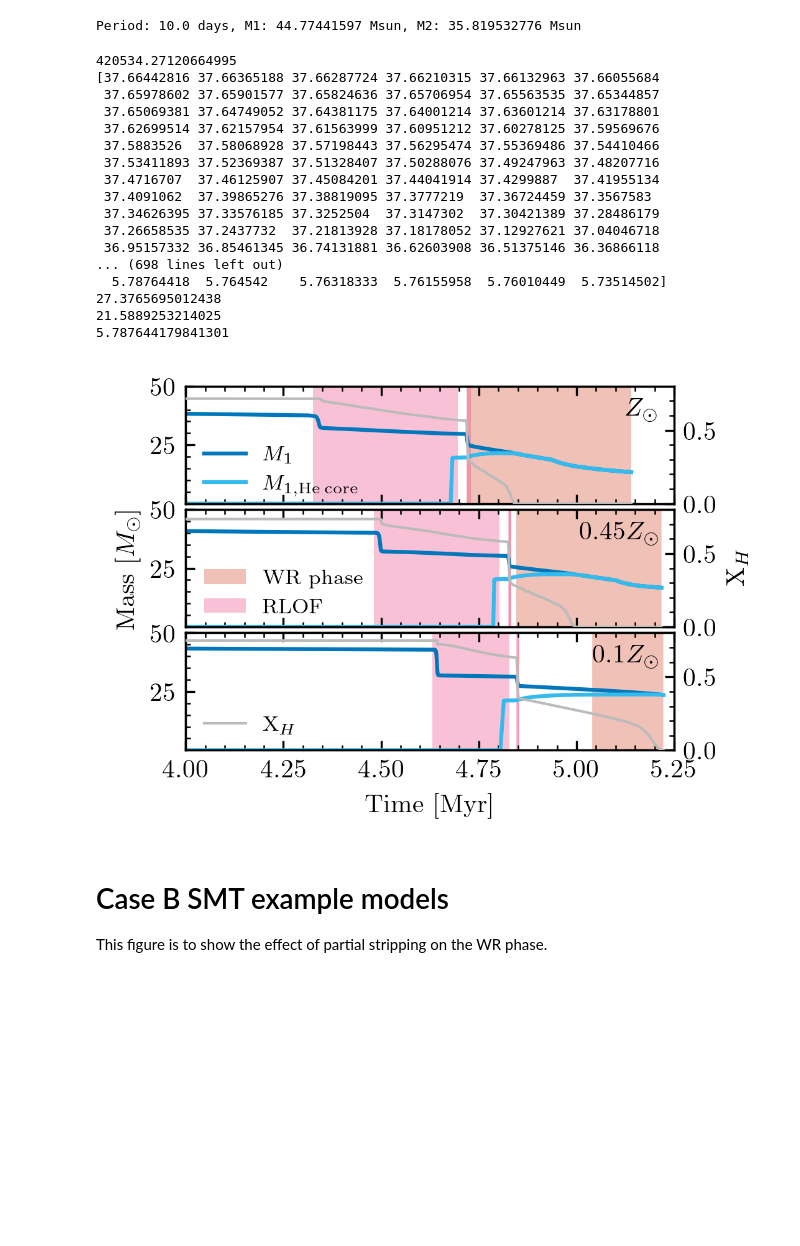
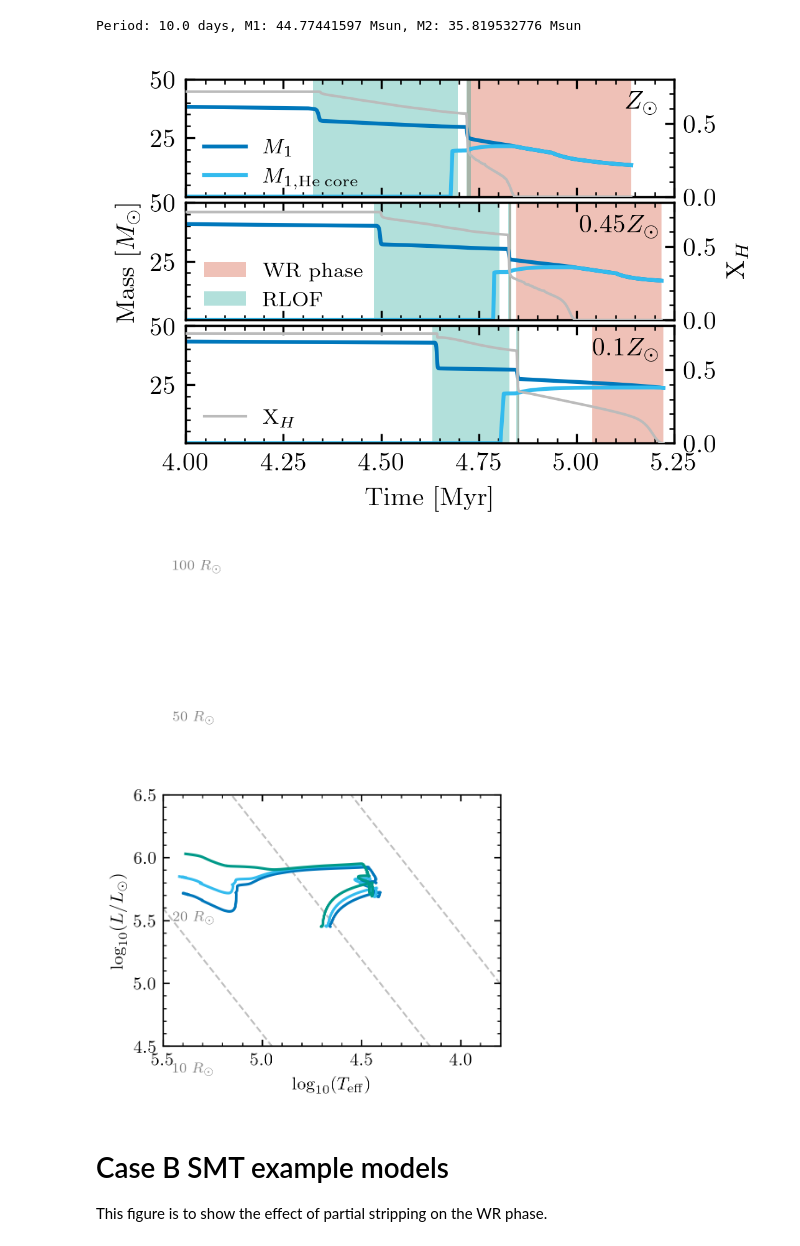
Before and after one commit to maxbriel/WR-populations, a Jupyter notebook: HPC_high_detail_grids/Case_A_and_B_example_models.ipynb, the cells around one changed output. Cells and saved outputs as stored; diff of their text form; code cells hidden in the pictures; blank space fills up the shorter version.

Commit message:
update figure colours

```diff
--- a/HPC_high_detail_grids/Case_A_and_B_example_models.ipynb
+++ b/HPC_high_detail_grids/Case_A_and_B_example_models.ipynb
@@ -119,16 +119,6 @@ for model, label in zip([Zsun_model, Zsun045_model, Zsun01_model], labels):
                                                                       surface_He=model.history1['surface_he4'],
                                                                       Teff = 10**model.history1['log_Teff'],)
 
-# Separate y-axis on the right side for the optical depth
-# for i, model in enumerate([Zsun_model, Zsun045_model, Zsun01_model]):
-#     ax = axes[i]
-#     ax2 = ax.twinx()
-#     ax2.plot(model.binary_history['age']/1e6, optical_depth[list(optical_depth.keys())[i]], color=tol_vibrant[5], zorder=5, label=r'$\tau$', lw=1)
-#     ax2.axhline(1.5, color=tol_vibrant[5], ls='--', lw=1, label=r'$\tau = 1.5$', alpha=0.3)
-#     ax2.set_ylabel(r'$\tau$', color=tol_vibrant[5])
-#     ax2.tick_params(axis='y', labelcolor=tol_vibrant[5])
-#     ax2.set_ylim(0.001, 10)
-
 
 for i, model in enumerate([Zsun_model, Zsun045_model, Zsun01_model]):
     # WNE, WNL, WC masks
@@ -145,10 +135,8 @@ for i, model in enumerate([Zsun_model, Zsun045_model, Zsun01_model]):
     # calculate WR durattion
     if np.any(WNL | WNE | WC):
         WR_duration = model.binary_history['age'][WNL | WNE | WC][-1] - model.binary_history['age'][WNL | WNE | WC][0]
-        print(WR_duration)
     else:
         WR_duration = 0
-        print(WR_duration)
 
     axes[i].set_ylim(0.0001, 50)
     axes[i].set_xlim(4, 5.25)
@@ -156,22 +144,10 @@ for i, model in enumerate([Zsun_model, Zsun045_model, Zsun01_model]):
     start_id = np.where(model.binary_history['rl_relative_overflow_1'] > -0.05)[0]
     final_id = np.where(model.binary_history['rl_relative_overflow_1'] > -0.01)[0][-1]
 
-    print(model.binary_history['star_1_mass'][start_id])
-    print(model.history1['he_core_mass'][start_id])
-    print(model.binary_history['star_1_mass'][start_id] - model.history1['he_core_mass'][start_id])
-    #for k in start_id:
-    #    axes[i].axvline(model.binary_history['age'][k]/1e6, 0, 50, color='black', alpha=1,lw=1, zorder=10, ls='--')
-    print(model.binary_history['star_1_mass'][final_id])
-    print(model.history1['he_core_mass'][final_id])
-    print(model.binary_history['star_1_mass'][final_id] - model.history1['he_core_mass'][final_id])
+    axes[i].fill_between(model.binary_history['age']/1e6, 0, 50, where=(model.binary_history['rl_relative_overflow_1'] > -0.01), color=tol_vibrant[2], alpha=0.3, label='RLOF', edgecolor=None)
 
-    #print(model.binary_history['age'][start_id]/1e6)
-
-    axes[i].fill_between(model.binary_history['age']/1e6, 0, 50, where=(model.binary_history['rl_relative_overflow_1'] > -0.01), color=tol_vibrant[5], alpha=0.3, label='RLOF', edgecolor=None)
-
-    # plot a second y-axis for the roche lobe filling factor
+    # plot a second y-axis for surface hydrogen abundance
     ax2 = axes[i].twinx()
-    #ax2.axhline(0.4, color=tol_vibrant[6], ls='--', lw=1, label=r'$R_1/R_{L,1} = 0.4$', alpha=0.3)
     ax2.plot(model.binary_history['age']/1e6, model.history1['surface_h1'], color=tol_vibrant[6], zorder=5, label=r'$\mathrm{X}_H$', lw=1)
     if i == 1:
         ax2.set_ylabel(r'$\mathrm{X}_H$')
@@ -189,51 +165,61 @@ handles1, labels1 = axes[1].get_legend_handles_labels()
 filtered1 = [(h, l) for h, l in zip(handles1, labels1) if l in ['WR phase', 'RLOF']]
 axes[1].legend([h for h, l in filtered1], [l for h, l in filtered1],
                bbox_to_anchor=(0.0, 0.65), loc='upper left', ncol=1)
 
 handles2, labels2 = ax2.get_legend_handles_labels()
 filtered2 = [(h, l) for h, l in zip(handles2, labels2) if l in [r'$\mathrm{X}_H$']]
 axes[2].legend([h for h, l in filtered2], [l for h, l in filtered2],
                bbox_to_anchor=(0.0, 0.45), loc='upper left', ncol=1)
 
 
 plt.subplots_adjust(hspace=0.05)
 
 axes[0].set_xticklabels([])
 axes[1].set_xticklabels([])
 
 axes[1].set_ylabel('Mass [$M_\odot$]')
 axes[2].set_xlabel('Time [Myr]')
 
 axes[0].text(0.97, 0.75, '$Z_\odot$', transform=axes[0].transAxes, ha='right')
 axes[1].text(0.97, 0.75, '$0.45 Z_\odot$', transform=axes[1].transAxes, ha='right')
 axes[2].text(0.97, 0.75, '$0.1 Z_\odot$', transform=axes[2].transAxes, ha='right')
 
 figure_folder = '.'
 os.makedirs(f"{figure_folder}/png", exist_ok=True)
 os.makedirs(f"{figure_folder}/pdf", exist_ok=True)
 
 plt.savefig(f"{figure_folder}/png/Case_A_WR_evolution_Zsun_045Zsun_01Zsun.png", dpi=300, bbox_inches='tight')
 plt.savefig(f"{figure_folder}/pdf/Case_A_WR_evolution_Zsun_045Zsun_01Zsun.pdf", dpi=300, bbox_inches='tight')
 plt.show()
 # %% [output]
-420534.27120664995
-[37.66442816 37.66365188 37.66287724 37.66210315 37.66132963 37.66055684
- 37.65978602 37.65901577 37.65824636 37.65706954 37.65563535 37.65344857
- 37.65069381 37.64749052 37.64381175 37.64001214 37.63601214 37.63178801
- 37.62699514 37.62157954 37.61563999 37.60951212 37.60278125 37.59569676
- 37.5883526  37.58068928 37.57198443 37.56295474 37.55369486 37.54410466
- 37.53411893 37.52369387 37.51328407 37.50288076 37.49247963 37.48207716
- 37.4716707  37.46125907 37.45084201 37.44041914 37.4299887  37.41955134
- 37.4091062  37.39865276 37.38819095 37.3777219  37.36724459 37.3567583
- 37.34626395 37.33576185 37.3252504  37.3147302  37.30421389 37.28486179
- 37.26658535 37.2437732  37.21813928 37.18178052 37.12927621 37.04046718
- 36.95157332 36.85461345 36.74131881 36.62603908 36.51375146 36.36866118
-... (698 lines left out)
-  5.78764418  5.764542    5.76318333  5.76155958  5.76010449  5.73514502]
-27.3765695012438
-21.5889253214025
-5.787644179841301
-[figure, old version]
+[figure, new version]
+# %%
+# Case A HR diragram
+
+fig, ax = plt.subplots(figsize=(3.38, 2.535))
+
+ax.plot(Zsun_model.history1['log_Teff'], Zsun_model.history1['log_L'], color=tol_vibrant[0], label='$Z_\odot$')
+ax.plot(Zsun045_model.history1['log_Teff'], Zsun045_model.history1['log_L'], color=tol_vibrant[1], label='$0.45 Z_\odot$')
+ax.plot(Zsun01_model.history1['log_Teff'], Zsun01_model.history1['log_L'], color=tol_vibrant[2], label='$0.1 Z_\odot$')
+
+ax.set_xlabel(r'$\log_{10}(T_\mathrm{eff})$')
+ax.set_ylabel(r'$\log_{10}(L/L_\odot)$')
+ax.set_xlim(5.5, 3.8)
+ax.set_ylim(4.5, 6.5)
+
+# add radial lines for constant radii
+radii = [10, 20, 50, 100]
+for r in radii:
+    log_Teff = np.linspace(3.8, 5.5, 100)
+    log_L = 4 * np.log10(r) + 2 * log_Teff - 10.6071
+
+
+    #ax.plot(log_Teff, log_L, color='gray', alpha=0.5, lw=1, ls='--', zorder=-1)
+
+
+plt.show()
+# %% [output]
+[figure, added]
 # %% [markdown]
 # Case B SMT example models
 
```
Also changed, not shown: parts of 2 cells of this notebook, 2 other files.
